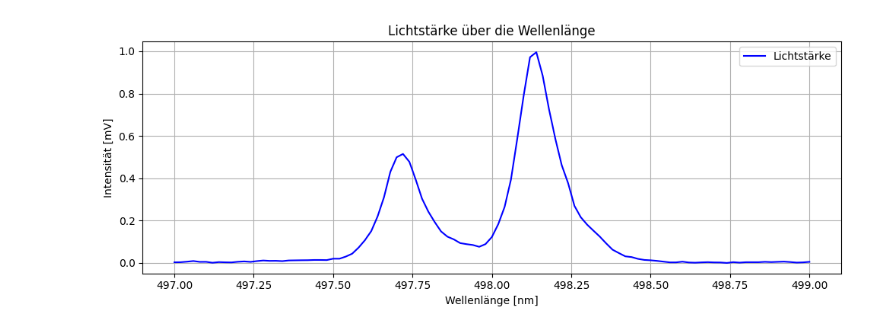
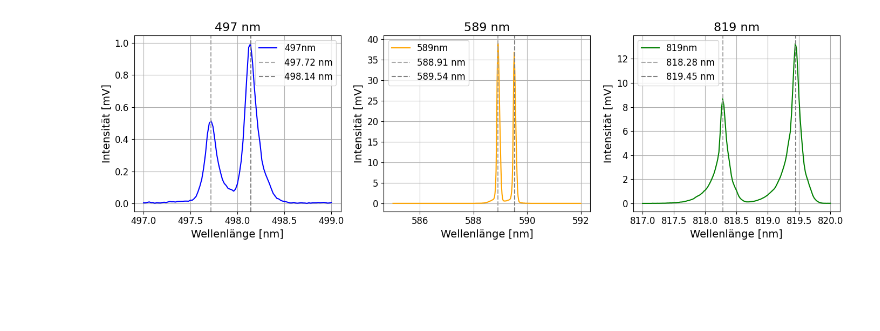
Before and after one commit to fynn-l-k/Grundpraktikum-1, a Jupyter notebook: FPrak/Photo- Elektrolumineszenz/Aufgabe_1/Aufgabe1.ipynb, the cells around one changed output. Cells and saved outputs as stored; diff of their text form; code cells hidden in the pictures; blank space fills up the shorter version.

```diff
--- a/FPrak/Photo- Elektrolumineszenz/Aufgabe_1/Aufgabe1.ipynb
+++ b/FPrak/Photo- Elektrolumineszenz/Aufgabe_1/Aufgabe1.ipynb
@@ -1,59 +1,65 @@
 # %%
 import numpy as np
 import matplotlib.pyplot as plt
 import pandas as pd
 
 # CSV einlesen
 df = pd.read_csv('csv/Aufgabe1_497.csv')
 df.columns = df.columns.str.replace('"', '').str.strip()
 df_1 = pd.read_csv('csv/Aufgabe1_589.csv')
 df_1.columns = df_1.columns.str.replace('"', '').str.strip()
 df_2 = pd.read_csv('csv/Aufgabe1_819.csv')
 df_2.columns = df_2.columns.str.replace('"', '').str.strip()
 df_3 = pd.read_csv('csv/Peak_test.csv')
 df_3.columns = df_3.columns.str.replace('"', '').str.strip()
 
 # Plot für a_x
-plt.figure(figsize=(10, 4))
-plt.plot(df['Wellenlänge [nm]'], df['Intensität [mV]'], label="Lichtstärke", color="blue")
-plt.xlabel("Wellenlänge [nm]")
-plt.ylabel("Intensität [mV]")
-plt.title("Lichtstärke über die Wellenlänge")
-plt.grid(True)
-plt.legend()
-plt.tight_layout()
-plt.show()
+fig, axs = plt.subplots(1, 3, figsize=(14, 4.5))
+#fig.suptitle("Lichtstärke über die Wellenlänge für alle Messungen", fontsize=18, y=0.97)
 
-# Plot für a_y
-plt.figure(figsize=(10, 4))
-plt.plot(df_1['Wellenlänge [nm]'], df_1['Intensität [mV]'], label="Lichtstärke", color="orange")
-plt.xlabel("Wellenlänge [nm]")
-plt.ylabel("Intensität [mV]")
-plt.title("Lichtstärke über die Wellenlänge")
-plt.grid(True)
-plt.legend()
-plt.tight_layout()
-plt.show()
+axs[0].plot(df['Wellenlänge [nm]'], df['Intensität [mV]'], label="497nm", color="blue")
+axs[0].set_xlabel("Wellenlänge [nm]", fontsize=14)
+axs[0].set_ylabel("Intensität [mV]", fontsize=14)
+axs[0].set_title("497 nm", fontsize=16)
+axs[0].grid(True)
+axs[0].axvline(497.72, color='darkgray', linestyle='--', label='497.72 nm')
+axs[0].axvline(498.14, color='gray', linestyle='--', label='498.14 nm')
+axs[0].legend(fontsize=12)
+axs[0].tick_params(axis='both', labelsize=12)
 
-# Plot für a_z
-plt.figure(figsize=(10, 4))
-plt.plot(df_2['Wellenlänge [nm]'], df_2['Intensität [mV]'], label="Lichtstärke", color="green")
-plt.xlabel("Wellenlänge [nm]")
-plt.ylabel("Intensität [mV]")
-plt.title("Lichtstärke über die Wellenlänge")
-plt.grid(True)
-plt.legend()
-plt.tight_layout()
+axs[1].plot(df_1['Wellenlänge [nm]'], df_1['Intensität [mV]'], label="589nm", color="orange")
+axs[1].set_xlabel("Wellenlänge [nm]", fontsize=14)
+axs[1].set_ylabel("Intensität [mV]", fontsize=14)
+axs[1].set_title("589 nm", fontsize=16)
+axs[1].grid(True)
+axs[1].axvline(588.91, color='darkgray', linestyle='--', label='588.91 nm')
+axs[1].axvline(589.54, color='gray', linestyle='--', label='589.54 nm')
+axs[1].legend(fontsize=12)
+axs[1].tick_params(axis='both', labelsize=12)
+
+axs[2].plot(df_2['Wellenlänge [nm]'], df_2['Intensität [mV]'], label="819nm", color="green")
+axs[2].set_xlabel("Wellenlänge [nm]", fontsize=14)
+axs[2].set_ylabel("Intensität [mV]", fontsize=14)
+axs[2].set_title("819 nm", fontsize=16)
+axs[2].grid(True)
+axs[2].axvline(818.28, color='darkgray', linestyle='--', label='818.28 nm')
+axs[2].axvline(819.45, color='gray', linestyle='--', label='819.45 nm')
+axs[2].legend(fontsize=12)
+axs[2].tick_params(axis='both', labelsize=12)
+
+fig.tight_layout(rect=[0, 0, 1, 0.96])
 plt.show()
 # Plot für Peak_test
-plt.figure(figsize=(10, 4))
-plt.plot(df_3['Wellenlänge [nm]'], df_3['Intensität [mV]'], label="Lichtstärke", color="red")
-plt.xlabel("Wellenlänge [nm]")
-plt.ylabel("Intensität [mV]")
-plt.title("Lichtstärke über die Wellenlänge")
-plt.grid(True)
-plt.legend()
-plt.tight_layout()
-plt.show()
+# plt.figure(figsize=(10, 4))
+# plt.plot(df_3['Wellenlänge [nm]'], df_3['Intensität [mV]'], label="Lichtstärke", color="red")
+# plt.xlabel("Wellenlänge [nm]")
+# plt.ylabel("Intensität [mV]")
+# plt.title("Lichtstärke über die Wellenlänge")
+# plt.grid(True)
+# plt.legend()
+# plt.tight_layout()
+# plt.show()
+# Save the figure to PDF (use fig.savefig to avoid blank output)
+fig.savefig('plot_aufgabe_1.pdf', format='pdf', bbox_inches='tight')
 # %% [output]
-[figure, old version]
+[figure, new version]
```
Also changed, not shown: parts of 2 cells of this notebook, 39 other files.
